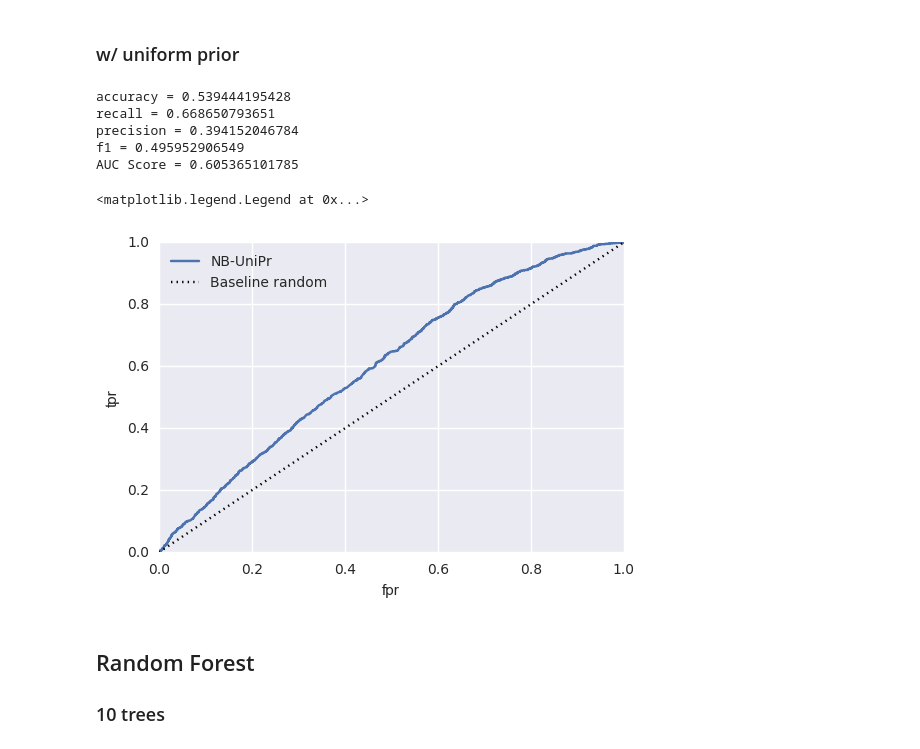
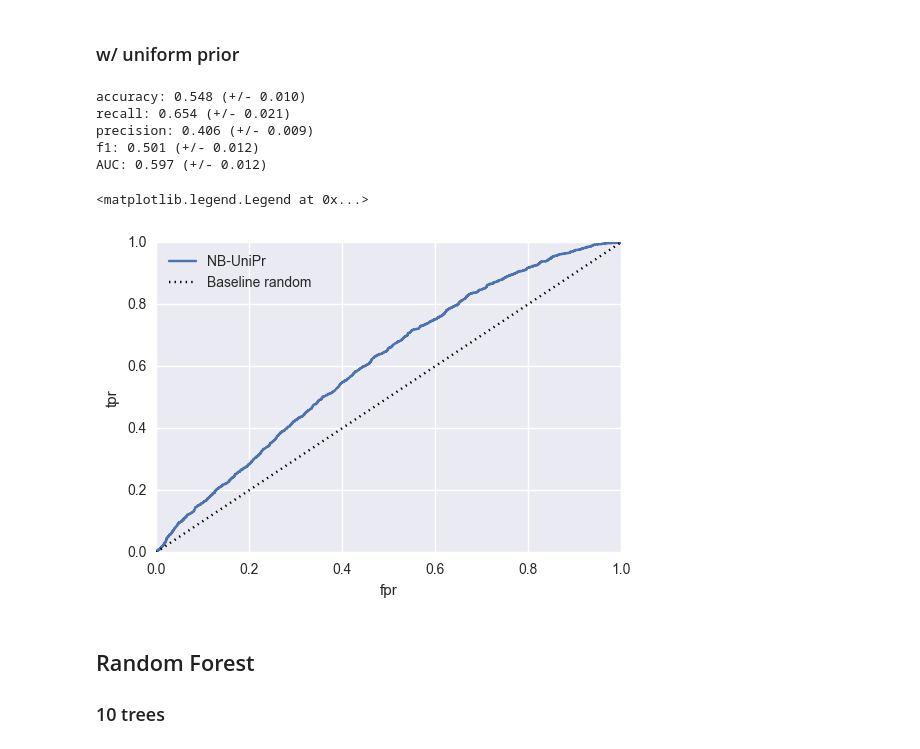
Before and after one commit to jchelmers/urban-data-project, a Jupyter notebook: Consolidate_New_Features_Jon.ipynb, the cells around one changed output. Cells and saved outputs as stored; diff of their text form; code cells hidden in the pictures.

```diff
--- a/Consolidate_New_Features_Jon.ipynb
+++ b/Consolidate_New_Features_Jon.ipynb
@@ -267,29 +282,33 @@ AUC Score = 0.605365101785
 # %% [markdown]
 ### w/ uniform prior
-# %%
-nb = BernoulliNB(alpha=1,fit_prior=False)
-nb.fit(X_train, y_train)
-pred_nb = nb.predict(X_test)
-pred_nb_prob = nb.predict_proba(X_test)
-print('accuracy = ' + str(sklearn.metrics.accuracy_score(y_test, pred_nb)))
-print('recall = ' + str(sklearn.metrics.recall_score(y_test, pred_nb)))
-print('precision = ' + str(sklearn.metrics.precision_score(y_test, pred_nb)))
-print('f1 = ' + str(sklearn.metrics.f1_score(y_test, pred_nb)))
-print('AUC Score = ' + str(metrics.roc_auc_score(y_test, pred_nb_prob[:,1])))
-fpr_nb, tpr_nb, thresholds_nb = metrics.roc_curve(y_test, pred_nb_prob[:,1])
-plt.plot(fpr_nb,tpr_nb, label='NB-UniPr')
-plt.plot(fpr_nb,fpr_nb,'k:', label='Baseline random')
-plt.xlabel('fpr')
-plt.ylabel('tpr')
-plt.legend(loc=2)
-# %% [output]
-accuracy = 0.539444195428
-recall = 0.668650793651
-precision = 0.394152046784
-f1 = 0.495952906549
-AUC Score = 0.605365101785
-<matplotlib.legend.Legend at 0x...>
-[figure, removed]
+# %%
+nb = BernoulliNB(alpha=1,fit_prior=False)
+nb.fit(X_train_norm, y_train)
+pred_nb_prob = nb.predict_proba(X_test_norm)
+scores = model_selection.cross_val_score(nb,X_train_norm,y_train, cv=5)
+print("accuracy: %0.3f (+/- %0.3f)" % (scores.mean(), scores.std() * 2))
+scores = model_selection.cross_val_score(nb,X_train_norm,y_train, cv=5, scoring='recall')
+print("recall: %0.3f (+/- %0.3f)" % (scores.mean(), scores.std() * 2))
+scores = model_selection.cross_val_score(nb,X_train_norm,y_train, cv=5, scoring='precision')
+print("precision: %0.3f (+/- %0.3f)" % (scores.mean(), scores.std() * 2))
+scores = model_selection.cross_val_score(nb,X_train_norm,y_train, cv=5, scoring='f1')
+print("f1: %0.3f (+/- %0.3f)" % (scores.mean(), scores.std() * 2))
+scores = model_selection.cross_val_score(nb,X_train_norm,y_train, cv=5, scoring='roc_auc')
+print("AUC: %0.3f (+/- %0.3f)" % (scores.mean(), scores.std() * 2))
+fpr_nb_up, tpr_nb_up, thresholds_nb_up = metrics.roc_curve(y_test, pred_nb_prob[:,1])
+plt.plot(fpr_nb_up,tpr_nb_up, label='NB-UniPr')
+plt.plot(fpr_nb_up,fpr_nb_up,'k:', label='Baseline random')
+plt.xlabel('fpr')
+plt.ylabel('tpr')
+plt.legend(loc=2)
+# %% [output]
+accuracy: 0.548 (+/- 0.010)
+recall: 0.654 (+/- 0.021)
+precision: 0.406 (+/- 0.009)
+f1: 0.501 (+/- 0.012)
+AUC: 0.597 (+/- 0.012)
+<matplotlib.legend.Legend at 0x...>
+[figure, added]
 # %% [markdown]
 ## Random Forest
 ### 10 trees
```
Also changed, not shown: parts of 17 cells of this notebook.
